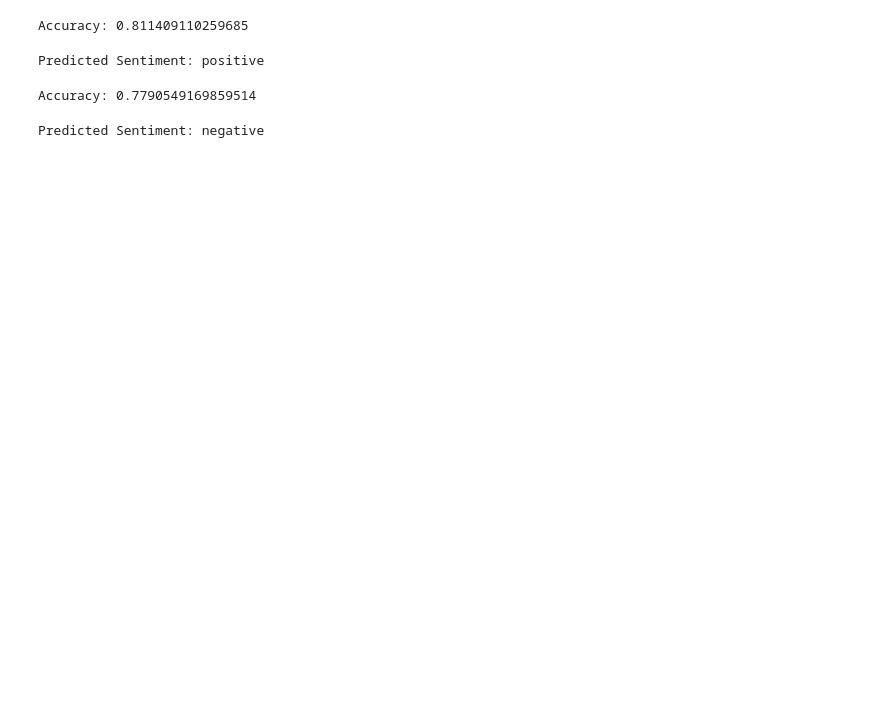
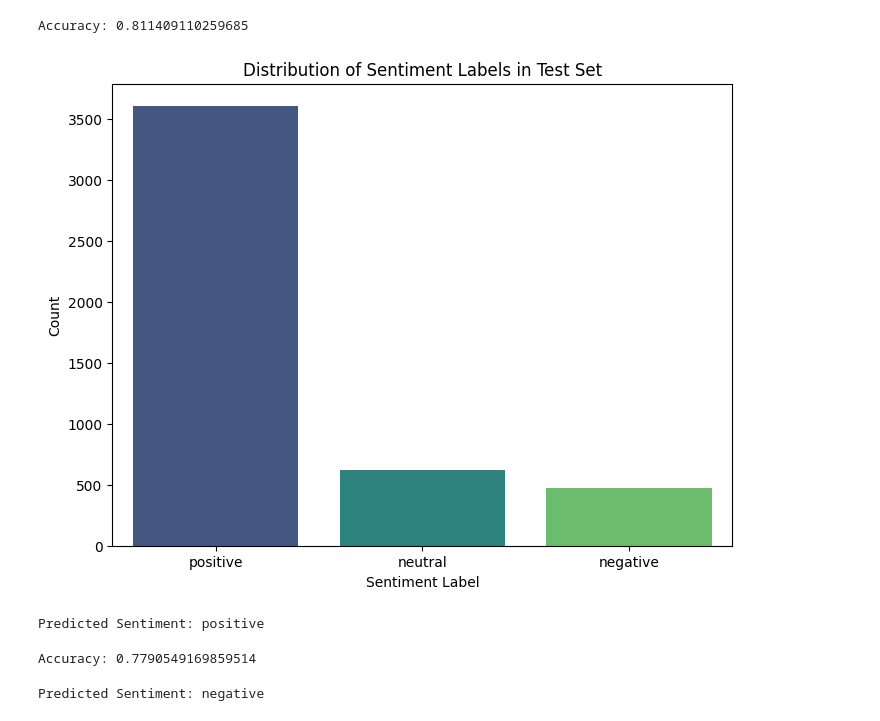
Before and after one commit to JainSneha6/CustomerReviewAnalysis, a Jupyter notebook: Reviews.ipynb, the cells around one changed output. Cells and saved outputs as stored; diff of their text form; code cells hidden in the pictures; blank space fills up the shorter version.

```diff
--- a/Reviews.ipynb
+++ b/Reviews.ipynb
@@ -205,5 +233,21 @@ accuracy = accuracy_score(y_test, y_pred)
 print("Accuracy:", accuracy)
 # %% [output]
 Accuracy: 0.811409110259685
+# %%
+import matplotlib.pyplot as plt
+import seaborn as sns
+
+# Count the occurrences of each sentiment label in the test set
+sentiment_counts = y_test.value_counts()
+
+# Plotting bar plot
+plt.figure(figsize=(8, 6))
+sns.barplot(x=sentiment_counts.index, y=sentiment_counts.values, palette="viridis")
+plt.title('Distribution of Sentiment Labels in Test Set')
+plt.xlabel('Sentiment Label')
+plt.ylabel('Count')
+plt.show()
+# %% [output]
+[figure, added]
 # %%
 # Test the classifier on a custom string
```
Also changed, not shown: parts of 7 cells of this notebook, 6 other files.
